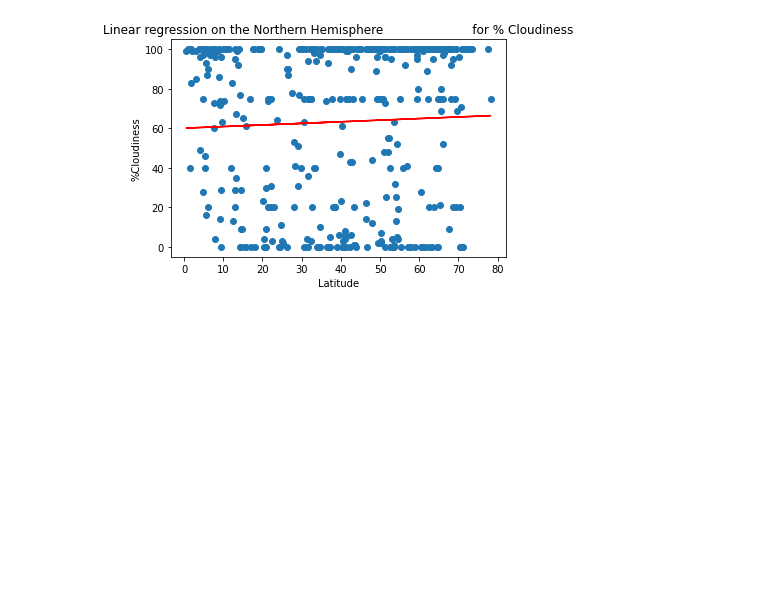
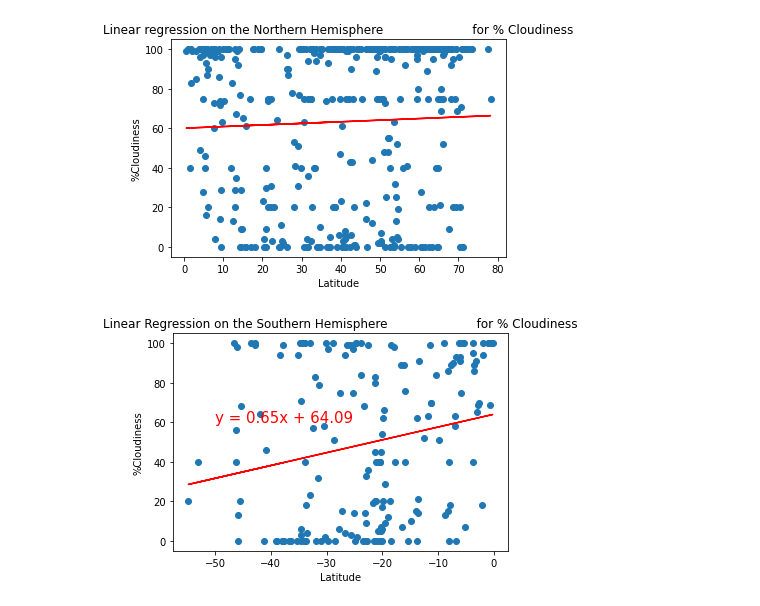
Before and after one commit to RyanJL18/World_Weather_Analysis, a Jupyter notebook: WeatherPy.ipynb, the cells around one changed output. Saved outputs shown, nothing was run; the diff lists cells and outputs as text; code cells hidden in the pictures; blank space fills up the shorter version.

```diff
--- a/WeatherPy.ipynb
+++ b/WeatherPy.ipynb
@@ -374,9 +374,11 @@ plot_linear_regression(x_values, y_values,
 # %%
 # Linear Regression for the Northern Hemisphere
 x_values = southern_hemi_df["Lat"]
-y_values = sounthern_hemi_df["Cloudiness"]
+y_values = southern_hemi_df["Cloudiness"]
 
 # Call the function
-plot_linear_regression(X_values, y_values,
+plot_linear_regression(x_values, y_values,
                       'Linear Regression on the Southern Hemisphere \
-                      for % Clo')
+                      for % Cloudiness', '%Cloudiness', (-50,60))
+# %% [output]
+[figure, added]
```
Also changed, not shown: parts of 2 cells of this notebook, 14 other files.
